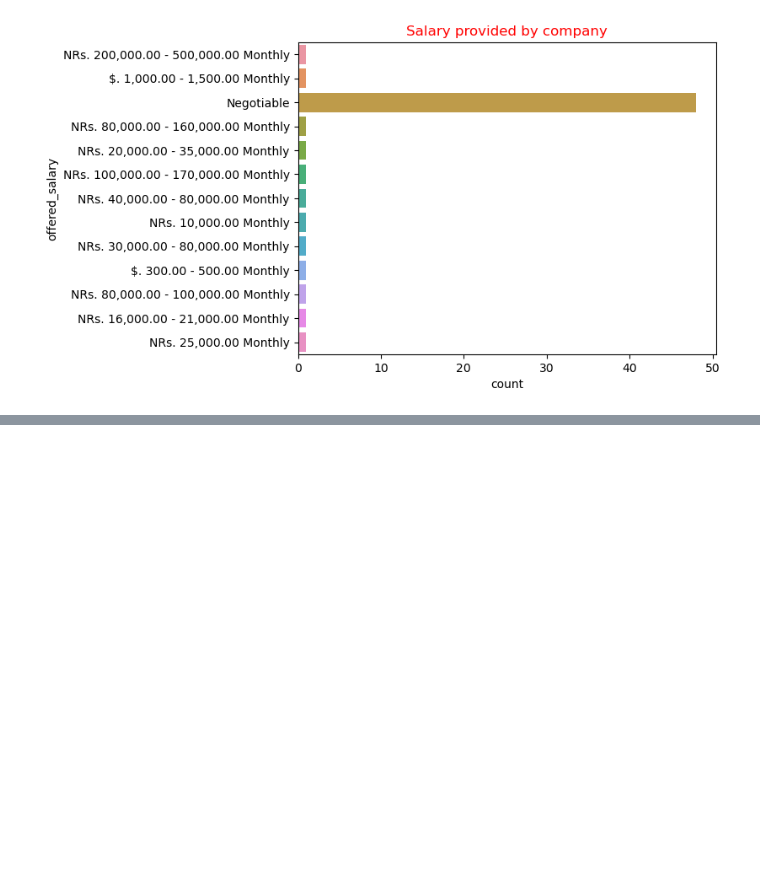
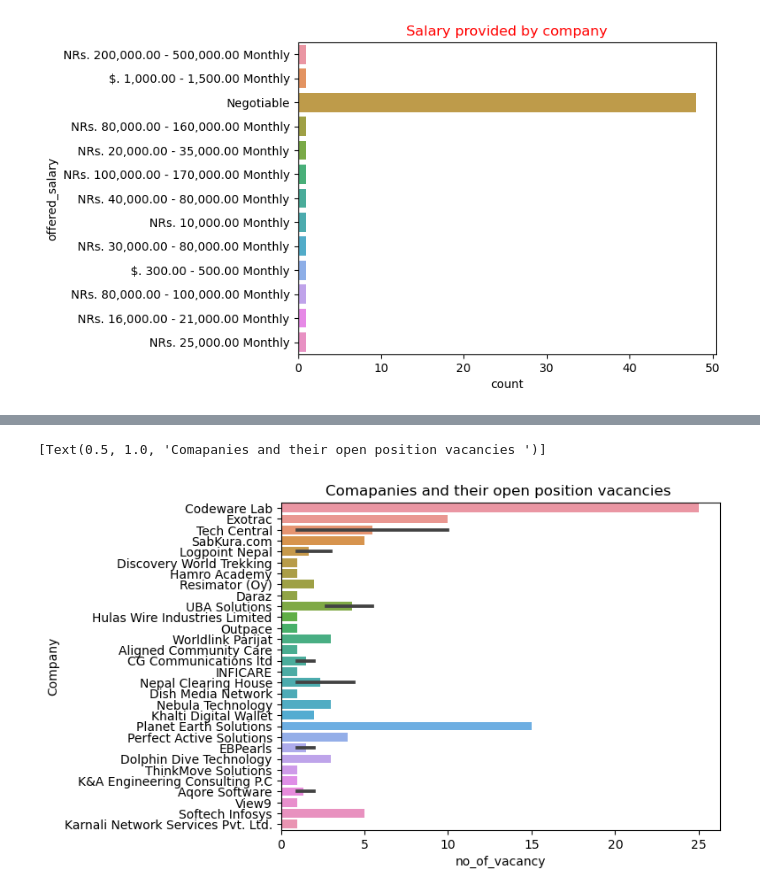
Before and after one commit to BibekRai44/MeroJob-Analysis, a Jupyter notebook: Dataset Analysis/Data Visualization.ipynb, the cells around one changed output, grey strips where cells are left out. Drawn from its saved outputs; the diff is of its cells as text; code cells hidden in the pictures; blank space fills up the shorter version.

Commit message:
object type changed

```diff
--- a/Dataset Analysis/Data Visualization.ipynb
+++ b/Dataset Analysis/Data Visualization.ipynb
@@ -146,0 +166,7 @@ sns.countplot(data=data,y=data['offered_salary'])
+# %%
+#replacing [] and changing the object values to int values
+
+data['no_of_vacancy']=data['no_of_vacancy'].str.replace('[','').str.replace(']','').astype(int)
+
+
+# THIS ERROR OCCURS BECAUSE THE OBJECT TYPE IS ALREADY CHANGE INTO INT TYPE AND CANNOT BE CONVERTED AGAIN AND AGAIN.
@@ -146,0 +198,7 @@ sns.countplot(data=data,y=data['offered_salary'])
+# %%
+#Barplot of Companies and their open job position vacancies
+
+sns.barplot(data=data,y=data['Company'],x=data['no_of_vacancy']).set(title='Comapanies and their open position vacancies ')
+# %% [output]
+[Text(0.5, 1.0, 'Comapanies and their open position vacancies ')]
+[figure, added]
```
Also changed, not shown: parts of 5 cells of this notebook.
